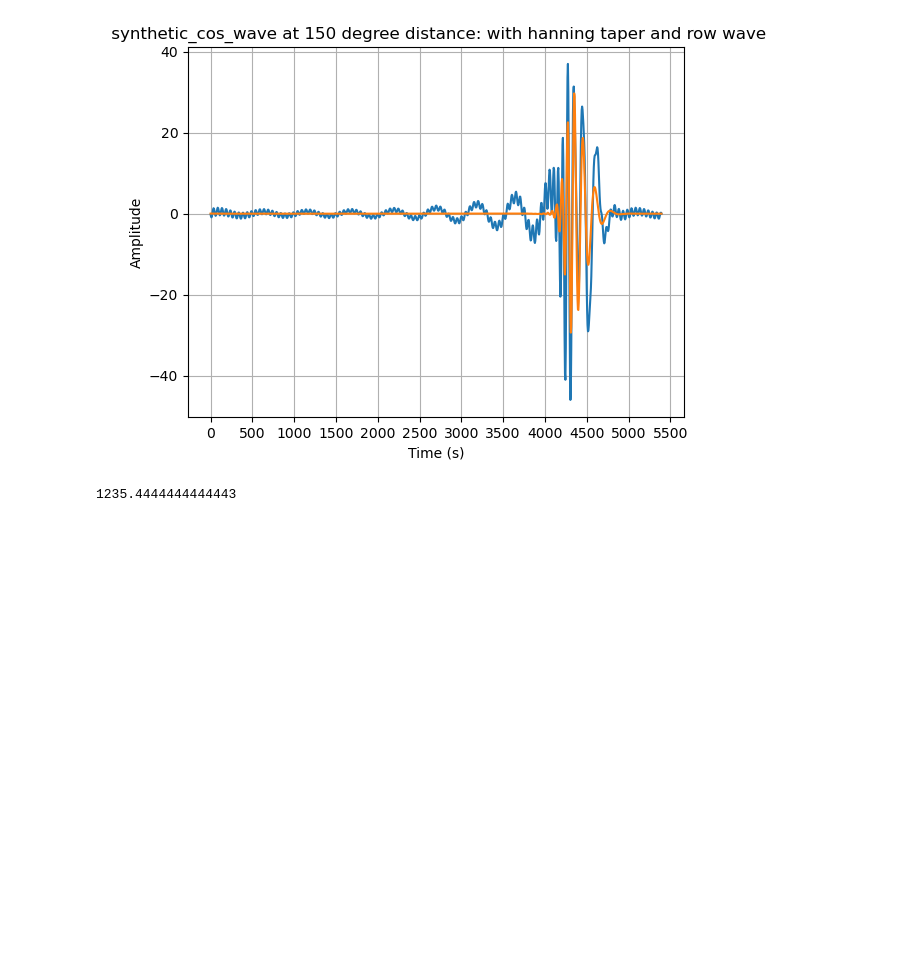
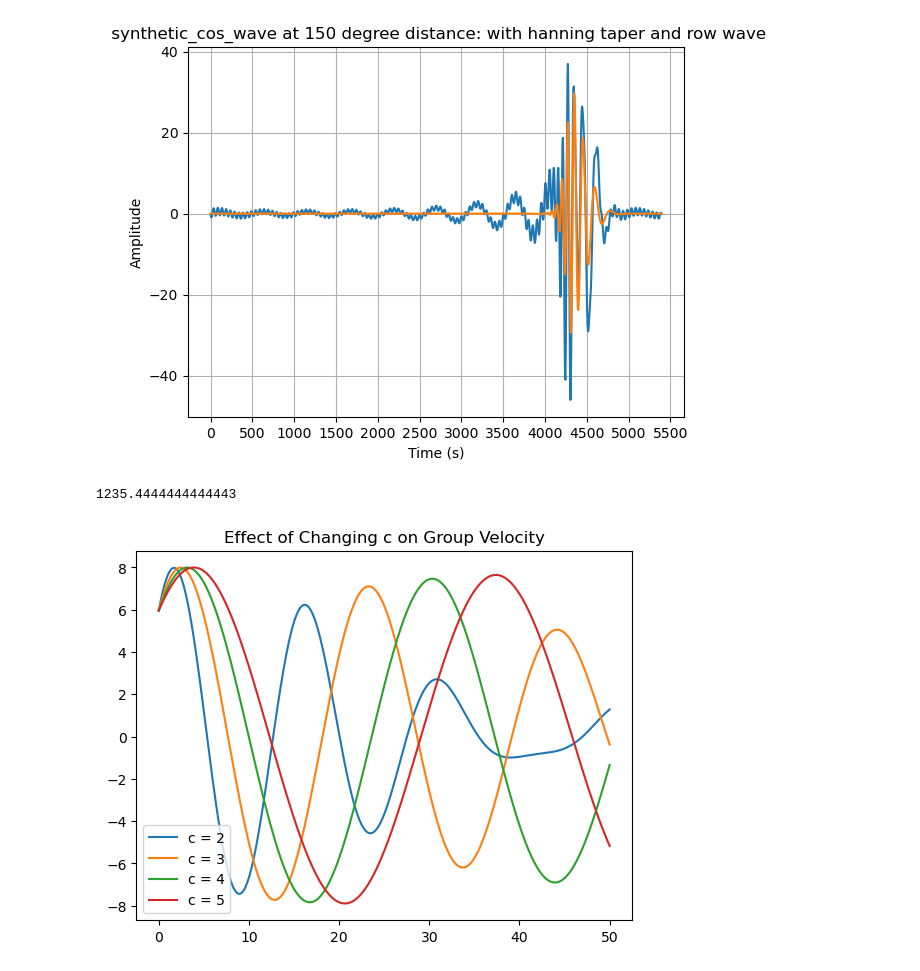
Before and after one commit to SKvr-46/Wavenumber_Spectrum, a Jupyter notebook: wavePropagation/Reyleigh.ipynb, the cells around one changed output. Saved outputs shown, nothing was run; the diff lists cells and outputs as text; code cells hidden in the pictures; blank space fills up the shorter version.

```diff
--- a/wavePropagation/Reyleigh.ipynb
+++ b/wavePropagation/Reyleigh.ipynb
@@ -288,3 +288,39 @@ dis / 5.4
 1235.4444444444443
 # %%
 #グラフから、1500秒強で来ているので、合理的?
+# %%
+import numpy as np
+import matplotlib.pyplot as plt
+
+# パラメータ設定
+A = 1           # 振幅
+c_base = 2      # 基本波速度
+delta_c = 0.1   # 波速度の差
+x = np.linspace(0, 50, 500) # x軸（距離）
+
+# 8つの波動を合成
+num_waves = 8
+
+# 時間ステップと色
+time_steps = [0, 20, 40]
+colors = ['g', 'b', 'r', 'm']
+
+# c（波速度）を変化させる
+c_values = [2, 3, 4, 5]
+
+plt.figure()
+
+for c in c_values:
+    y_total = np.zeros_like(x)
+    for i in range(num_waves):
+        c_i = c + i * delta_c
+        y = A * np.sin(time_steps[-1] - x / c_i)
+        y_total += y
+
+    plt.plot(x, y_total, label=f"c = {c}")
+
+plt.title("Effect of Changing c on Group Velocity")
+plt.legend()
+plt.show()
+# %% [output]
+[figure, added]
```
Also changed, not shown: parts of 4 cells of this notebook.
